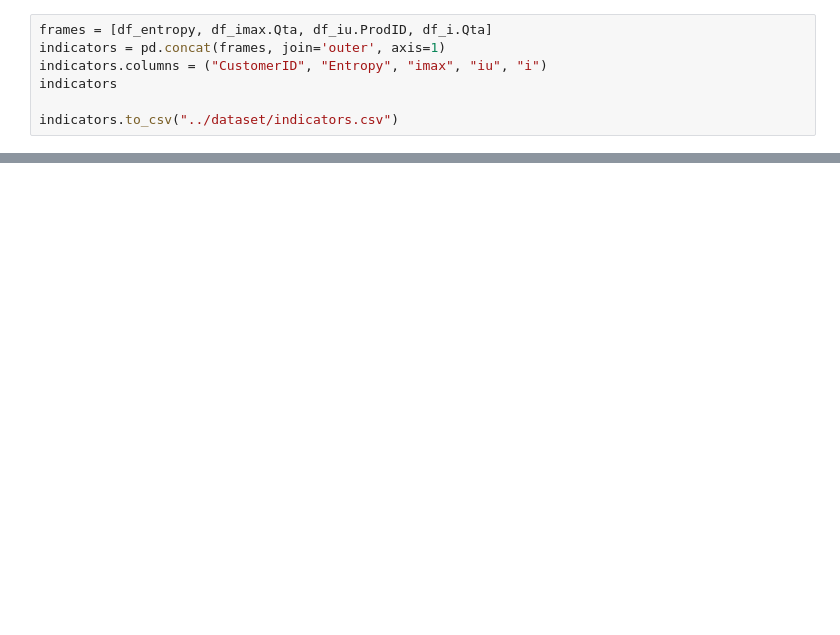
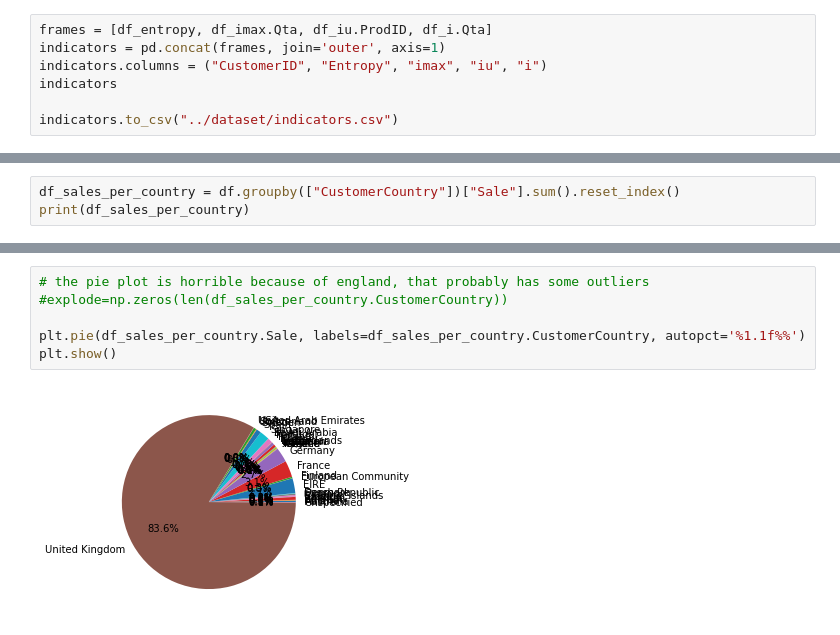
Before and after one commit to gioleppe/Data-Mining-20-21, a Jupyter notebook: notebooks/data_preparation.ipynb, the cells around one changed output, grey strips where cells are left out. Cells and saved outputs as stored; diff of their text form; blank space fills up the shorter version.

Commit message:
added sales per country and pie chart

```diff
--- a/notebooks/data_preparation.ipynb
+++ b/notebooks/data_preparation.ipynb
@@ -139,0 +162,3 @@ indicators.to_csv("../dataset/indicators.csv")
+# %%
+df_sales_per_country = df.groupby(["CustomerCountry"])["Sale"].sum().reset_index()
+print(df_sales_per_country)
@@ -139,0 +183,8 @@ indicators.to_csv("../dataset/indicators.csv")
+# %%
+# the pie plot is horrible because of england, that probably has some outliers
+#explode=np.zeros(len(df_sales_per_country.CustomerCountry))
+
+plt.pie(df_sales_per_country.Sale, labels=df_sales_per_country.CustomerCountry, autopct='%1.1f%%')
+plt.show()
+# %% [output]
+[figure, added]
```
Also changed, not shown: parts of 6 cells of this notebook.
